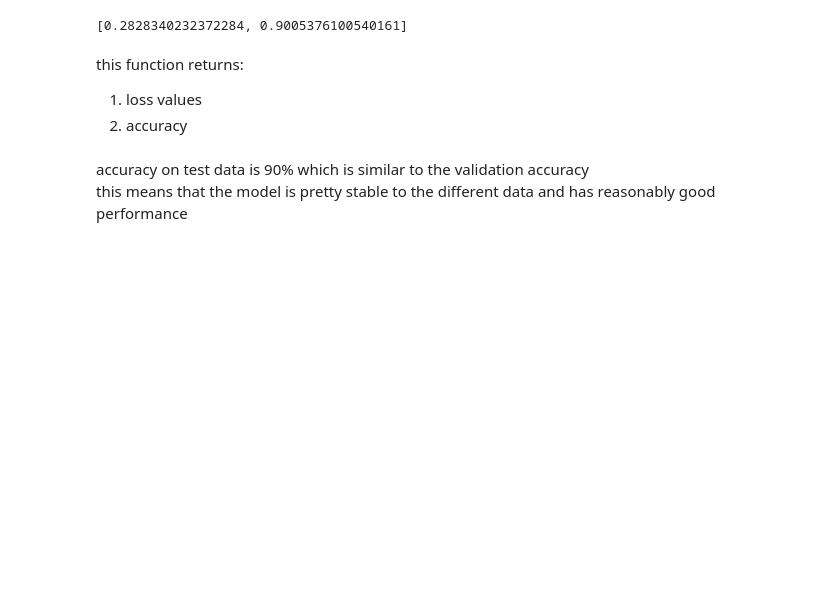
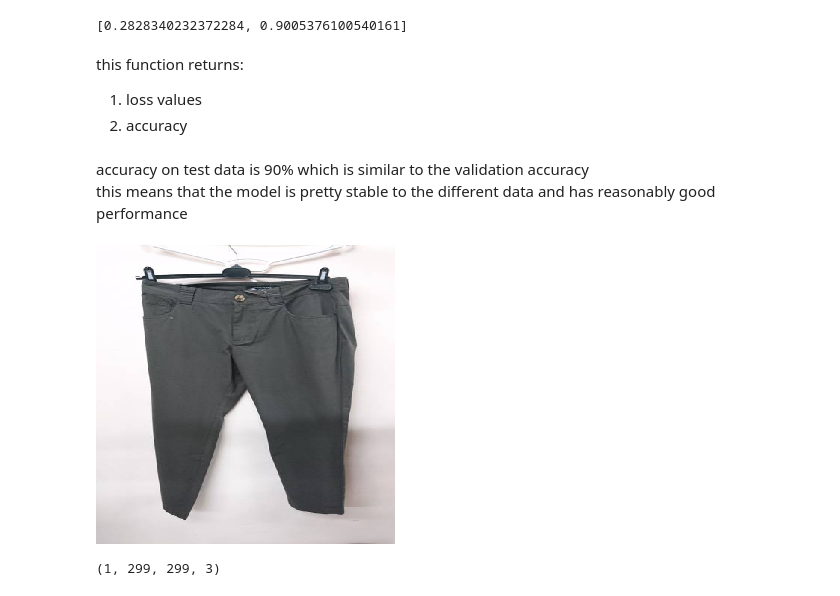
Before and after one commit to AlekseyBalabukha/MLZoomCamp, a Jupyter notebook: Session_8_Deep_Learning/Lection_8_Deep_Learning.ipynb, the cells around one changed output. Cells and saved outputs as stored; diff of their text form; code cells hidden in the pictures; blank space fills up the shorter version.

```diff
--- a/Session_8_Deep_Learning/Lection_8_Deep_Learning.ipynb
+++ b/Session_8_Deep_Learning/Lection_8_Deep_Learning.ipynb
@@ -1433,0 +1432,7 @@ path
+# %%
+path = 'clothing-dataset-small/test/pants/046d0a65-f5a6-47f6-afaf-e692bfcfcb00.jpg'
+# %%
+img = load_img(path, target_size=(299, 299))
+img
+# %% [output]
+[figure, added]
@@ -1433,0 +1441,6 @@ path
+# %%
+x = np.array(img)
+X = np.array([x])
+X.shape
+# %% [output]
+(1, 299, 299, 3)
```
Also changed, not shown: parts of 9 cells of this notebook.
